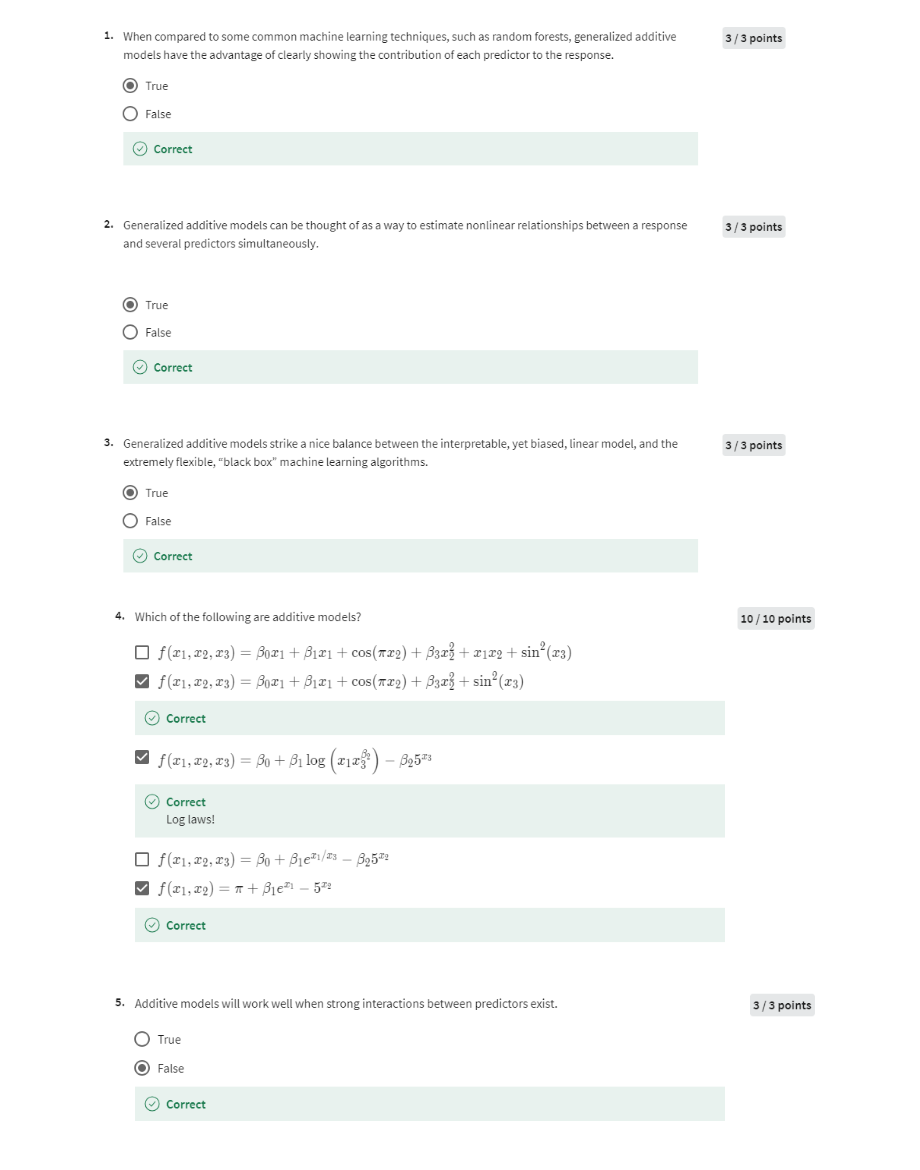
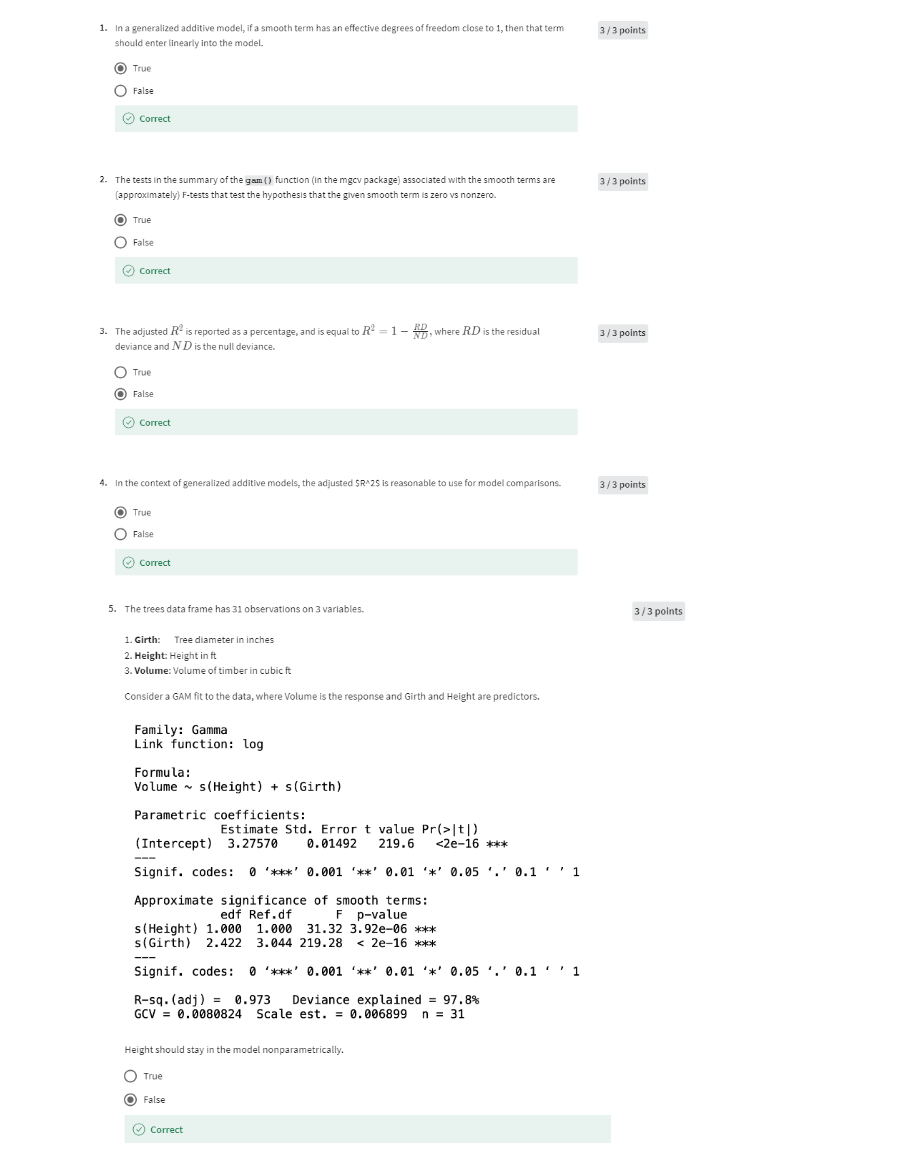
Before and after one commit to duba1910/msds, a Jupyter notebook: Statistical Modeling/5013 Generalized Linear Models and Nonparametric Regression/m_4/quiz_gam_inference.ipynb, the cells around one changed output. Saved outputs shown, nothing was run; the diff lists cells and outputs as text; code cells hidden in the pictures.

```diff
--- a/Statistical Modeling/5013 Generalized Linear Models and Nonparametric Regression/m_4/quiz_gam_inference.ipynb
+++ b/Statistical Modeling/5013 Generalized Linear Models and Nonparametric Regression/m_4/quiz_gam_inference.ipynb
@@ -1,10 +1,10 @@
 # %%
 from IPython.display import Image
-Image(filename="images/g_b_1.png")
+Image(filename="images/g_i_1.png")
 # %% [output]
-[figure, old version]
+[figure, new version]
 # %%
-Image(filename="images/g_b_2.png")
+Image(filename="images/g_i_2.png")
 # %% [output]
-[figure, old version]
+[figure, new version]
 # %%
```
Also changed, not shown: parts of 2 cells of this notebook, 5 other files.
